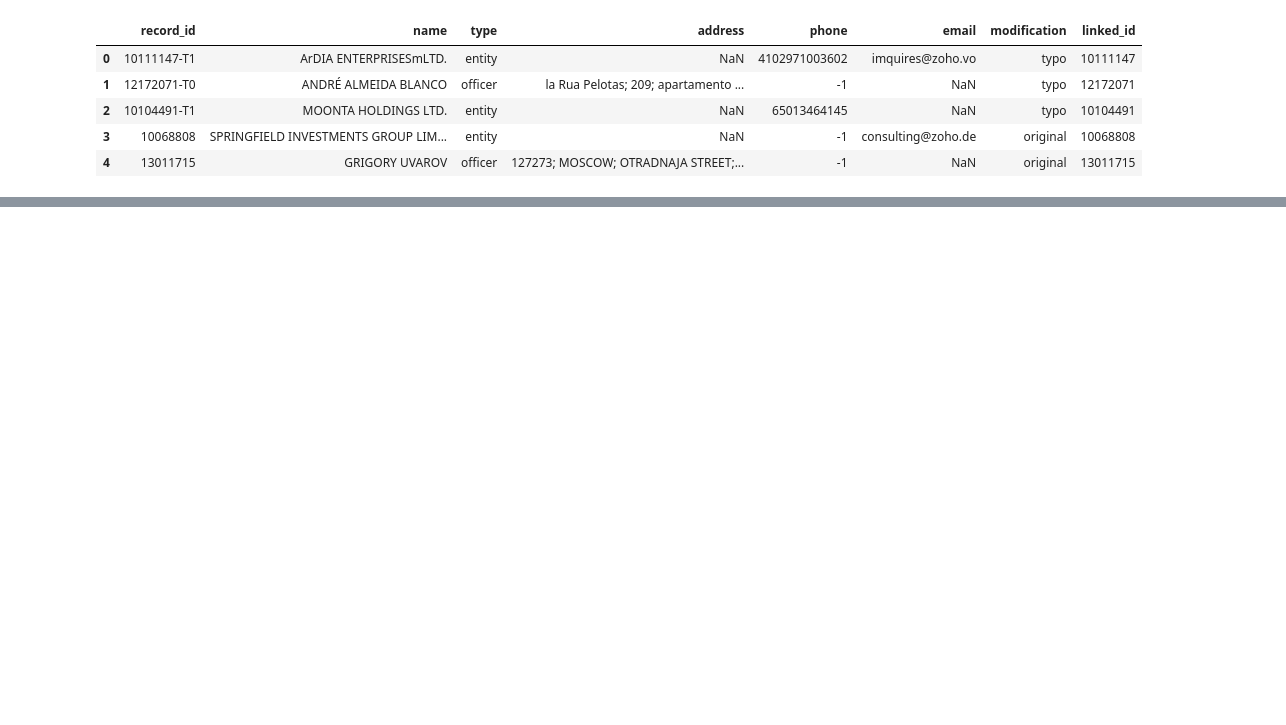
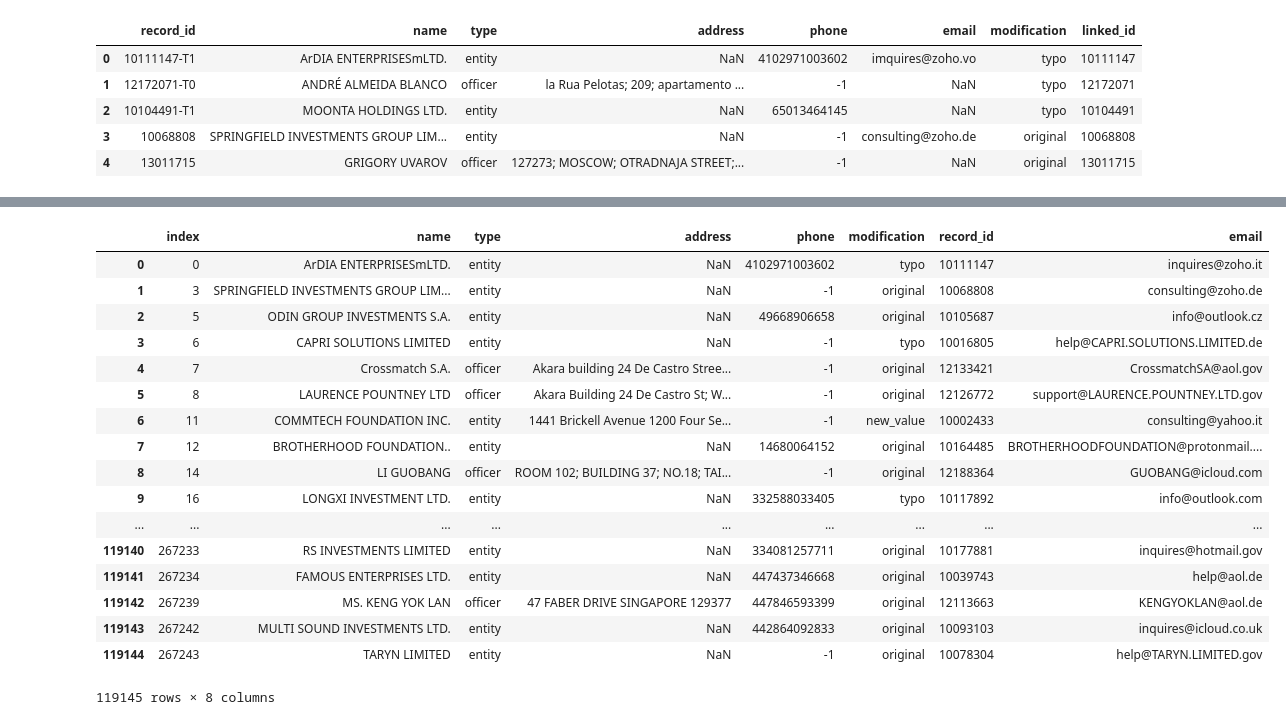
Before and after one commit to teomores/Oracle_HPC_contest, a Jupyter notebook: notebooks/email_matrix.ipynb, the cells around one changed output, grey strips where cells are left out. Saved outputs shown, nothing was run; the diff lists cells and outputs as text; code cells hidden in the pictures; blank space fills up the shorter version.

```diff
--- a/notebooks/email_matrix.ipynb
+++ b/notebooks/email_matrix.ipynb
@@ -84,0 +100,3 @@ def create_email_letters_matrix(df):
+# %%
+df_train_email = df_train[~df_train.email.isna()]
+df_train_email
@@ -85 +196,24 @@ def create_email_letters_matrix(df):
+# %%
+df_train_email_mc = df_train_email_mc.rename(columns={"linked_id":"record_id", "most_common_email":"email"})
+df_train_email_mc = df_train_email_mc[~df_train_email_mc.email.isna()].reset_index()
+df_train_email_mc
+# %% [output]
+|  | index | name | type | address | phone | modification | record_id | email |
+| 0 | 0 | ArDIA ENTERPRISESmLTD. | entity | NaN | 4102971003602 | typo | 10111147 | inquires@zoho.it |
+| 1 | 3 | SPRINGFIELD INVESTMENTS GROUP LIM... | entity | NaN | -1 | original | 10068808 | consulting@zoho.de |
+| 2 | 5 | ODIN GROUP INVESTMENTS S.A. | entity | NaN | 49668906658 | original | 10105687 | info@outlook.cz |
+| 3 | 6 | CAPRI SOLUTIONS LIMITED | entity | NaN | -1 | typo | 10016805 | help@CAPRI.SOLUTIONS.LIMITED.de |
+| 4 | 7 | Crossmatch S.A. | officer | Akara building 24 De Castro Stree... | -1 | original | 12133421 | CrossmatchSA@aol.gov |
+| 5 | 8 | LAURENCE POUNTNEY LTD | officer | Akara Building 24 De Castro St; W... | -1 | original | 12126772 | support@LAURENCE.POUNTNEY.LTD.gov |
+| 6 | 11 | COMMTECH FOUNDATION INC. | entity | 1441 Brickell Avenue 1200 Four Se... | -1 | new_value | 10002433 | consulting@yahoo.it |
+| 7 | 12 | BROTHERHOOD FOUNDATION.. | entity | NaN | 14680064152 | original | 10164485 | BROTHERHOODFOUNDATION@protonmail.... |
+| 8 | 14 | LI GUOBANG | officer | ROOM 102; BUILDING 37; NO.18; TAI... | -1 | original | 12188364 | GUOBANG@icloud.com |
+| 9 | 16 | LONGXI INVESTMENT LTD. | entity | NaN | 332588033405 | typo | 10117892 | info@outlook.com |
+| ... | ... | ... | ... | ... | ... | ... | ... | ... |
+| 119140 | 267233 | RS INVESTMENTS LIMITED | entity | NaN | 334081257711 | original | 10177881 | inquires@hotmail.gov |
+| 119141 | 267234 | FAMOUS ENTERPRISES LTD. | entity | NaN | 447437346668 | original | 10039743 | help@aol.de |
+| 119142 | 267239 | MS. KENG YOK LAN | officer | 47 FABER DRIVE SINGAPORE 129377 | 447846593399 | original | 12113663 | KENGYOKLAN@aol.de |
+| 119143 | 267242 | MULTI SOUND INVESTMENTS LTD. | entity | NaN | 442864092833 | original | 10093103 | inquires@icloud.co.uk |
+| 119144 | 267243 | TARYN LIMITED | entity | NaN | -1 | original | 10078304 | help@TARYN.LIMITED.gov |
+119145 rows × 8 columns
 # %%
```
Also changed, not shown: parts of 21 cells of this notebook, 4 other files.
